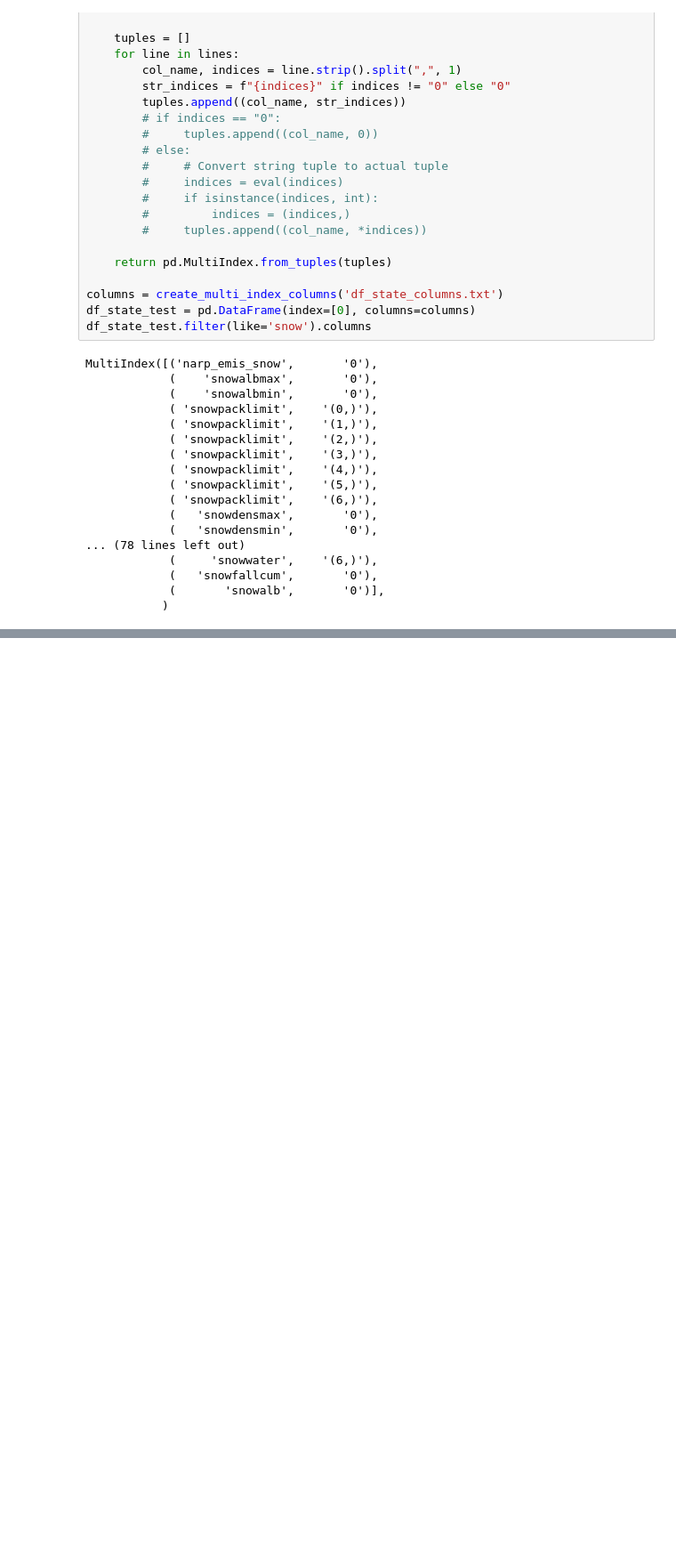
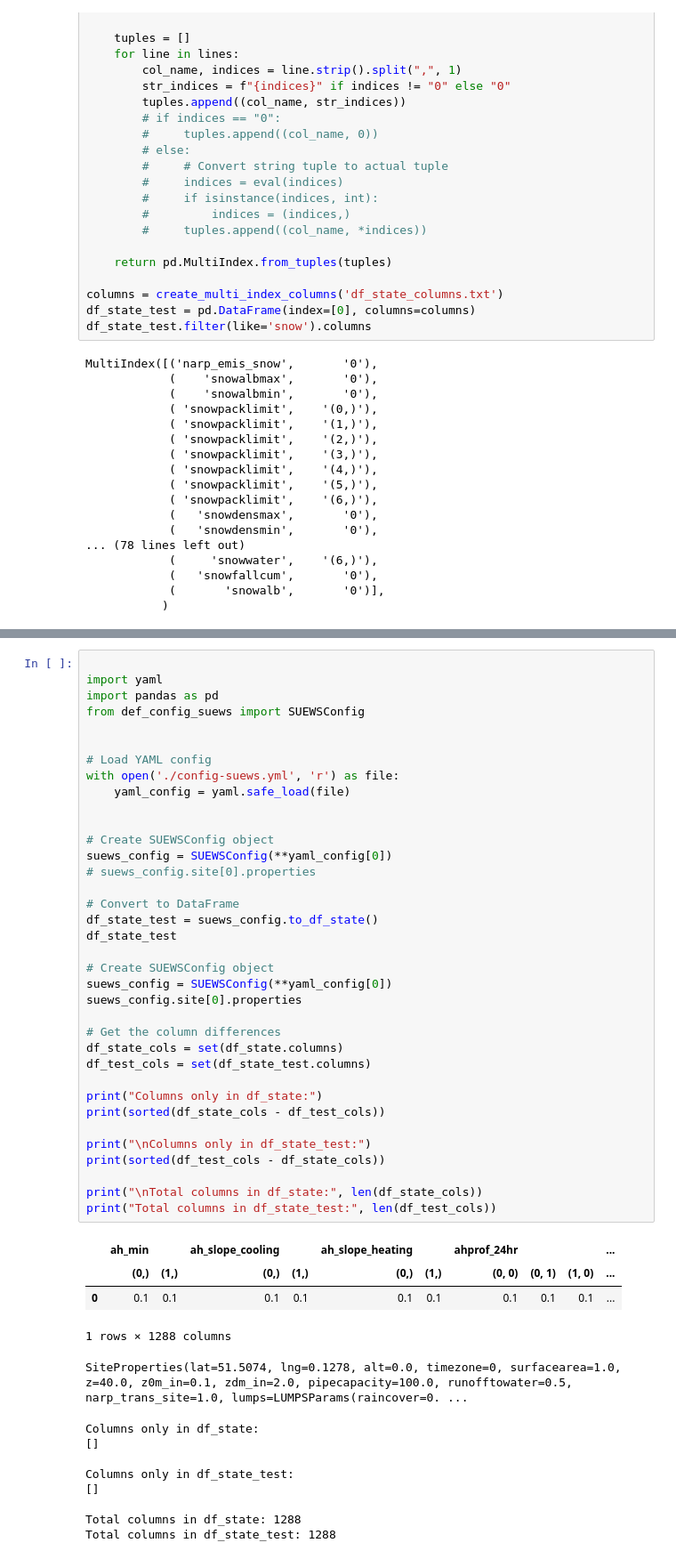
Before and after one commit to sj-mei/SUEWS, a Jupyter notebook: schema/dev/convert-yml-df.ipynb, the cells around one changed output, grey strips where cells are left out. Shown: that part at 89% size. Drawn from its saved outputs; the diff is of its cells as text; blank space fills up the shorter version.

```diff
--- a/schema/dev/convert-yml-df.ipynb
+++ b/schema/dev/convert-yml-df.ipynb
@@ -141,0 +118,50 @@ df_state
+# %%
+
+import yaml
+import pandas as pd
+from def_config_suews import SUEWSConfig
+
+
+# Load YAML config
+with open('./config-suews.yml', 'r') as file:
+    yaml_config = yaml.safe_load(file)
+
+
+# Create SUEWSConfig object
+suews_config = SUEWSConfig(**yaml_config[0])
+# suews_config.site[0].properties
+
+# Convert to DataFrame
+df_state_test = suews_config.to_df_state()
+df_state_test
+
+# Create SUEWSConfig object
+suews_config = SUEWSConfig(**yaml_config[0])
+suews_config.site[0].properties
+
+# Get the column differences
+df_state_cols = set(df_state.columns)
+df_test_cols = set(df_state_test.columns)
+
+print("Columns only in df_state:")
+print(sorted(df_state_cols - df_test_cols))
+
+print("\nColumns only in df_state_test:")
+print(sorted(df_test_cols - df_state_cols))
+
+print("\nTotal columns in df_state:", len(df_state_cols))
+print("Total columns in df_state_test:", len(df_test_cols))
+# %% [output]
+|  | ah_min |  | ah_slope_cooling |  | ah_slope_heating |  | ahprof_24hr |  |  | ... |
+|  | (0,) | (1,) | (0,) | (1,) | (0,) | (1,) | (0, 0) | (0, 1) | (1, 0) | ... |
+| 0 | 0.1 | 0.1 | 0.1 | 0.1 | 0.1 | 0.1 | 0.1 | 0.1 | 0.1 | ... |
+1 rows × 1288 columns
+SiteProperties(lat=51.5074, lng=0.1278, alt=0.0, timezone=0, surfacearea=1.0, z=40.0, z0m_in=0.1, zdm_in=2.0, pipecapacity=100.0, runofftowater=0.5, narp_trans_site=1.0, lumps=LUMPSParams(raincover=0. ...
+Columns only in df_state:
+[]
+
+Columns only in df_state_test:
+[]
+
+Total columns in df_state: 1288
+Total columns in df_state_test: 1288
```
Also changed, not shown: parts of 8 cells of this notebook.
